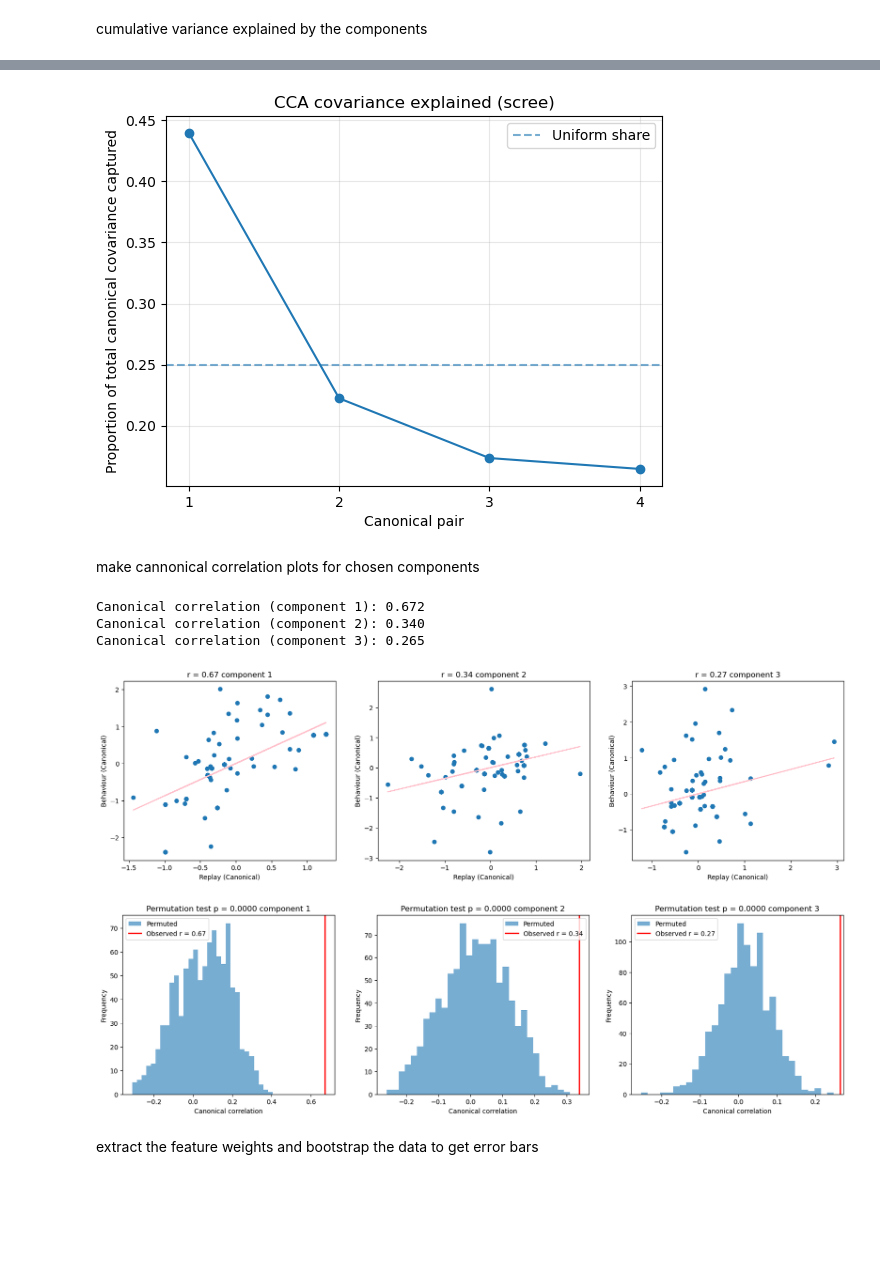
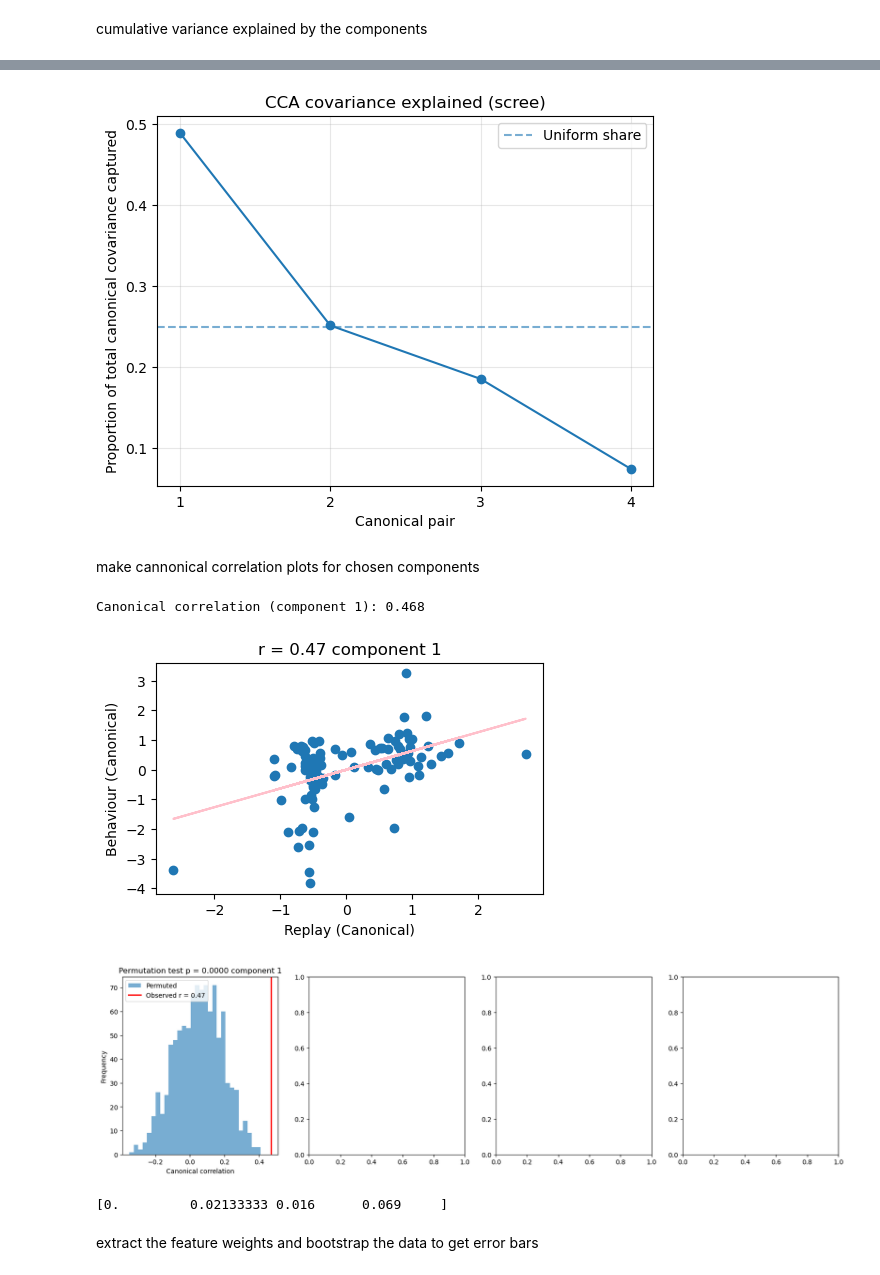
Before and after one commit to EmmettJT/sequences_analyse_PPSeq, a Jupyter notebook: revision_analysis/prioritisation_analysis/sleep_behaviour_link/3_stb_CCA_delta_analysis.ipynb, the cells around one changed output, grey strips where cells are left out. Drawn from its saved outputs; the diff is of its cells as text; code cells hidden in the pictures; blank space fills up the shorter version.

```diff
--- a/revision_analysis/prioritisation_analysis/sleep_behaviour_link/3_stb_CCA_delta_analysis.ipynb
+++ b/revision_analysis/prioritisation_analysis/sleep_behaviour_link/3_stb_CCA_delta_analysis.ipynb
@@ -136,19 +136,29 @@ def canonical_covariance_share(X_scaled, Y_scaled, n_components, unit_variance=T
     props = covs / total if total > 0 else np.zeros_like(covs)
 
     return props, covs, r
+
+def SaveFig(file_name,figure_dir):
+    if not os.path.isdir(figure_dir):
+        os.makedirs(figure_dir)
+    plt.savefig(figure_dir + file_name, bbox_inches='tight')
+    plt.show()
 # %% [markdown]
 # load in processed data
 # %%
 data_path = r"Z:\projects\sequence_squad\revision_data\emmett_revisions\sleep_wake_link_data\replay_to_behaviour\processed_data\\"
 
-animals = ['EJT136_1_3','EJT149_1_1','EJT178_1_6','EJT178_1_7','EJT178_1_8','EJT178_2_1','EJT178_2_2','EJT178_2_3','EJT269_1_4','EJT270_1_6','SEQ006_1_8','SEQ006_1_9','SEQ006_1_10','EJT269_1_2','AP5R_1_2','AP5R_1_3','SEQ006_1_1','SEQ006_1_3','SEQ006_1_4','SEQ006_1_5','SEQ006_1_6','SEQ007_1_1','SEQ007_1_2']
+animals = ['EJT136_1_3','EJT149_1_1','EJT178_1_6','EJT178_1_7','EJT178_1_8','EJT178_2_1','EJT178_2_2','EJT178_2_3','EJT269_1_4','EJT270_1_6','seq006_1_8','seq006_1_9','seq006_1_10','EJT269_1_2','ap5R_1_2','ap5R_1_3','seq006_1_1','seq006_1_3','seq006_1_4','seq006_1_5','seq006_1_6','seq007_1_1','seq007_1_2']
 # %%
 delta_behaviour_df = pd.DataFrame()
 replay_df = pd.DataFrame()
 
 for animal in animals:
+    animal_data_path = None
     for file in os.listdir(data_path):
         if animal == '_'.join(file.split('_')[0:3]):
+            animal_data_path = data_path + file
+            break
+        elif animal == file:
             animal_data_path = data_path + file
             break
     day1_path = None
@@ -322,24 +311,47 @@ plt.legend()
 plt.grid(alpha=0.3)
 plt.show()
 # %% [output]
-[figure, old version]
+[figure, new version]
 # %% [markdown]
 make cannonical correlation plots for chosen components
 # %%
 ################# RUN CCA Analysis #################
 # CCA
-n_components= 3
+n_components= 4
 cca = CCA(n_components)
 X_c, Y_c = cca.fit_transform(X_scaled, Y_scaled)
 # Plot canonical variates
-plot_canonical_variates(X_c, Y_c,n_components)
+# plot_canonical_variates(X_c, Y_c,n_components)
+
+fig, ax = plt.subplots(1, 1, figsize=(5, 3))
+
+# Correlation between canonical variates
+i = 0
+r, _ = pearsonr(X_c[:, i], Y_c[:, i])
+print(f"Canonical correlation (component {i+1}): {r:.3f}")
+# Plot the canonical variates
+ax.scatter(X_c[:, i], Y_c[:, i])
+ax.set_xlabel('Replay (Canonical)')
+ax.set_ylabel('Behaviour (Canonical)')
+ax.set_title(f'r = {r:.2f} component {i+1}')
+
+# Fit regression model
+model = LinearRegression()
+model.fit(X_c[:, i].reshape(-1, 1), Y_c[:, i].reshape(-1, 1))
+
+# Predict y values
+y_pred = model.predict(X_c[:, i].reshape(-1, 1))
+
+ax.plot(X_c[:, i], y_pred, color='pink', label="Regression line")
+
+
+SaveFig('correlation.pdf',r"C:\Users\Emmett Thompson\Documents\plots\\")
 # %% [output]
-Canonical correlation (component 1): 0.672
-Canonical correlation (component 2): 0.340
-Canonical correlation (component 3): 0.265
+Canonical correlation (component 1): 0.468
-[figure, old version]
+[figure, new version]
 # %%
-
+n_components = 4
+pvals = []
 n_perms = 1000
 fig, ax = plt.subplots(1, n_components, figsize=(20, 5))
 for i in range(n_components):
@@ -358,6 +370,8 @@ for i in range(n_components):
 
     p_val = np.mean(np.array(perm_r) >= r_true)
 
+    pvals += [float(p_val)]
+
 
     ax[i].hist(perm_r, bins=30, alpha=0.6, label='Permuted')
     ax[i].axvline(r_true, color='red', linewidth=2, label=f'Observed r = {r_true:.2f}')
@@ -365,8 +379,20 @@ for i in range(n_components):
     ax[i].set_ylabel("Frequency")
     ax[i].set_title(f"Permutation test p = {p_val:.4f} component {i+1}")
     ax[i].legend()
+
+    if i == 0:
+        SaveFig('permutation.pdf',r"C:\Users\Emmett Thompson\Documents\plots\\")
 # %% [output]
-[figure, old version]
+[figure, new version]
+# %%
+from statsmodels.stats.multitest import fdrcorrection
+
+# fdrcorrection returns boolean array of which are significant
+significant, p_vals_corrected = fdrcorrection(pvals, alpha=0.05)
+
+print(p_vals_corrected)
+# %% [output]
+[0.         0.02133333 0.016      0.069     ]
 # %% [markdown]
 extract the feature weights and bootstrap the data to get error bars
 # %%
```
Also changed, not shown: parts of 5 cells of this notebook, 3 other files.
